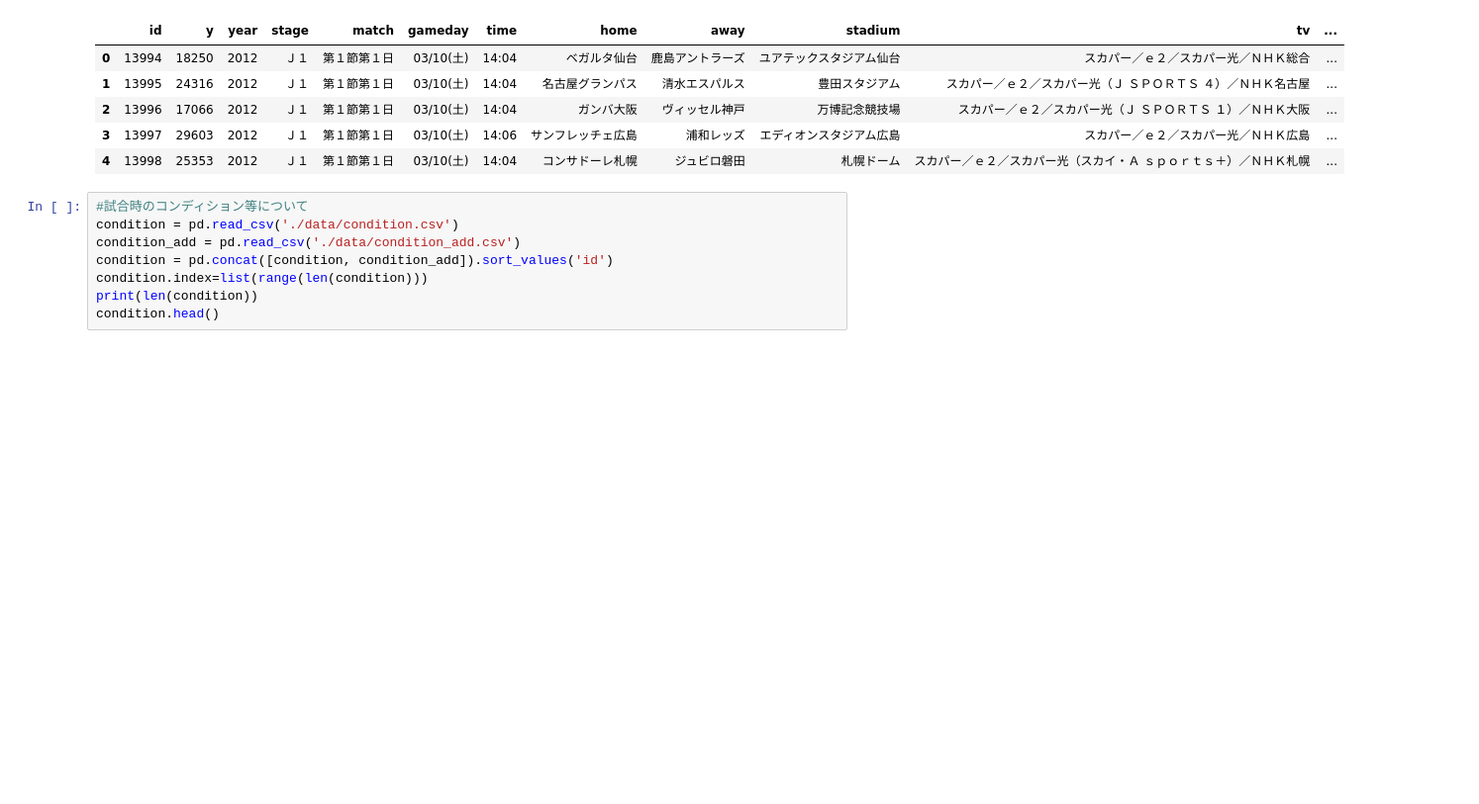
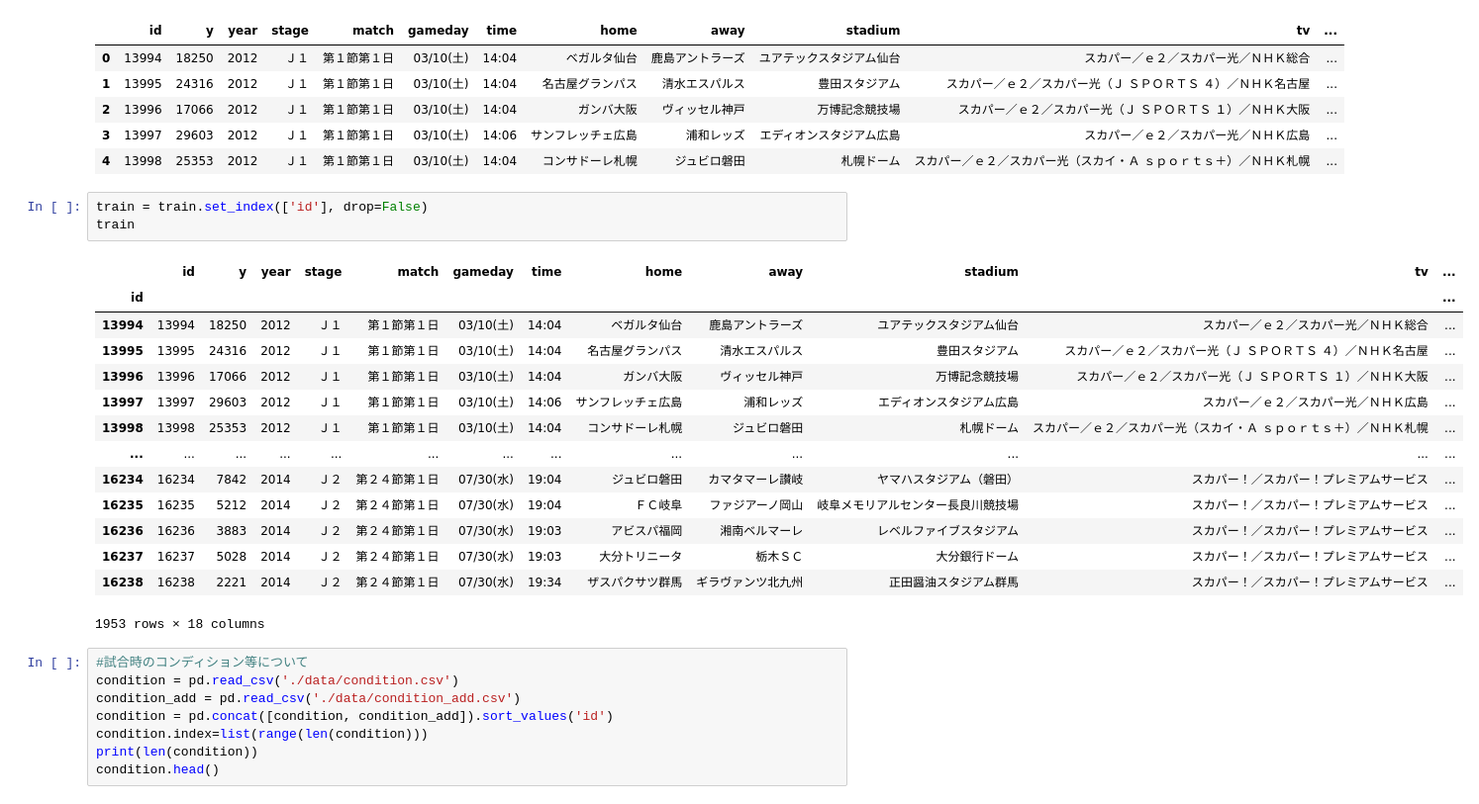
Before and after one commit to yoshiyoshi1997/JLeague_audience_predict, a Jupyter notebook: JLeague/Watch_csv.ipynb, the cells around one changed output. Shown at 99% size. Saved outputs shown, nothing was run; the diff lists cells and outputs as text; blank space fills up the shorter version.

```diff
--- a/JLeague/Watch_csv.ipynb
+++ b/JLeague/Watch_csv.ipynb
@@ -126,6 +131,24 @@ train.head()
 | 2 | 13996 | 17066 | 2012 | Ｊ１ | 第１節第１日 | 03/10(土) | 14:04 | ガンバ大阪 | ヴィッセル神戸 | 万博記念競技場 | スカパー／ｅ２／スカパー光（Ｊ ＳＰＯＲＴＳ １）／ＮＨＫ大阪 | ... |
 | 3 | 13997 | 29603 | 2012 | Ｊ１ | 第１節第１日 | 03/10(土) | 14:06 | サンフレッチェ広島 | 浦和レッズ | エディオンスタジアム広島 | スカパー／ｅ２／スカパー光／ＮＨＫ広島 | ... |
 | 4 | 13998 | 25353 | 2012 | Ｊ１ | 第１節第１日 | 03/10(土) | 14:04 | コンサドーレ札幌 | ジュビロ磐田 | 札幌ドーム | スカパー／ｅ２／スカパー光（スカイ・Ａ ｓｐｏｒｔｓ＋）／ＮＨＫ札幌 | ... |
+# %%
+train = train.set_index(['id'], drop=False)
+train
+# %% [output]
+|  | id | y | year | stage | match | gameday | time | home | away | stadium | tv | ... |
+| id |  |  |  |  |  |  |  |  |  |  |  | ... |
+| 13994 | 13994 | 18250 | 2012 | Ｊ１ | 第１節第１日 | 03/10(土) | 14:04 | ベガルタ仙台 | 鹿島アントラーズ | ユアテックスタジアム仙台 | スカパー／ｅ２／スカパー光／ＮＨＫ総合 | ... |
+| 13995 | 13995 | 24316 | 2012 | Ｊ１ | 第１節第１日 | 03/10(土) | 14:04 | 名古屋グランパス | 清水エスパルス | 豊田スタジアム | スカパー／ｅ２／スカパー光（Ｊ ＳＰＯＲＴＳ ４）／ＮＨＫ名古屋 | ... |
+| 13996 | 13996 | 17066 | 2012 | Ｊ１ | 第１節第１日 | 03/10(土) | 14:04 | ガンバ大阪 | ヴィッセル神戸 | 万博記念競技場 | スカパー／ｅ２／スカパー光（Ｊ ＳＰＯＲＴＳ １）／ＮＨＫ大阪 | ... |
+| 13997 | 13997 | 29603 | 2012 | Ｊ１ | 第１節第１日 | 03/10(土) | 14:06 | サンフレッチェ広島 | 浦和レッズ | エディオンスタジアム広島 | スカパー／ｅ２／スカパー光／ＮＨＫ広島 | ... |
+| 13998 | 13998 | 25353 | 2012 | Ｊ１ | 第１節第１日 | 03/10(土) | 14:04 | コンサドーレ札幌 | ジュビロ磐田 | 札幌ドーム | スカパー／ｅ２／スカパー光（スカイ・Ａ ｓｐｏｒｔｓ＋）／ＮＨＫ札幌 | ... |
+| ... | ... | ... | ... | ... | ... | ... | ... | ... | ... | ... | ... | ... |
+| 16234 | 16234 | 7842 | 2014 | Ｊ２ | 第２４節第１日 | 07/30(水) | 19:04 | ジュビロ磐田 | カマタマーレ讃岐 | ヤマハスタジアム（磐田） | スカパー！／スカパー！プレミアムサービス | ... |
+| 16235 | 16235 | 5212 | 2014 | Ｊ２ | 第２４節第１日 | 07/30(水) | 19:04 | ＦＣ岐阜 | ファジアーノ岡山 | 岐阜メモリアルセンター長良川競技場 | スカパー！／スカパー！プレミアムサービス | ... |
+| 16236 | 16236 | 3883 | 2014 | Ｊ２ | 第２４節第１日 | 07/30(水) | 19:03 | アビスパ福岡 | 湘南ベルマーレ | レベルファイブスタジアム | スカパー！／スカパー！プレミアムサービス | ... |
+| 16237 | 16237 | 5028 | 2014 | Ｊ２ | 第２４節第１日 | 07/30(水) | 19:03 | 大分トリニータ | 栃木ＳＣ | 大分銀行ドーム | スカパー！／スカパー！プレミアムサービス | ... |
+| 16238 | 16238 | 2221 | 2014 | Ｊ２ | 第２４節第１日 | 07/30(水) | 19:34 | ザスパクサツ群馬 | ギラヴァンツ北九州 | 正田醤油スタジアム群馬 | スカパー！／スカパー！プレミアムサービス | ... |
+1953 rows × 18 columns
 # %%
 #試合時のコンディション等について
 condition = pd.read_csv('./data/condition.csv')
```
Also changed, not shown: parts of 5 cells of this notebook, 2 other files.
